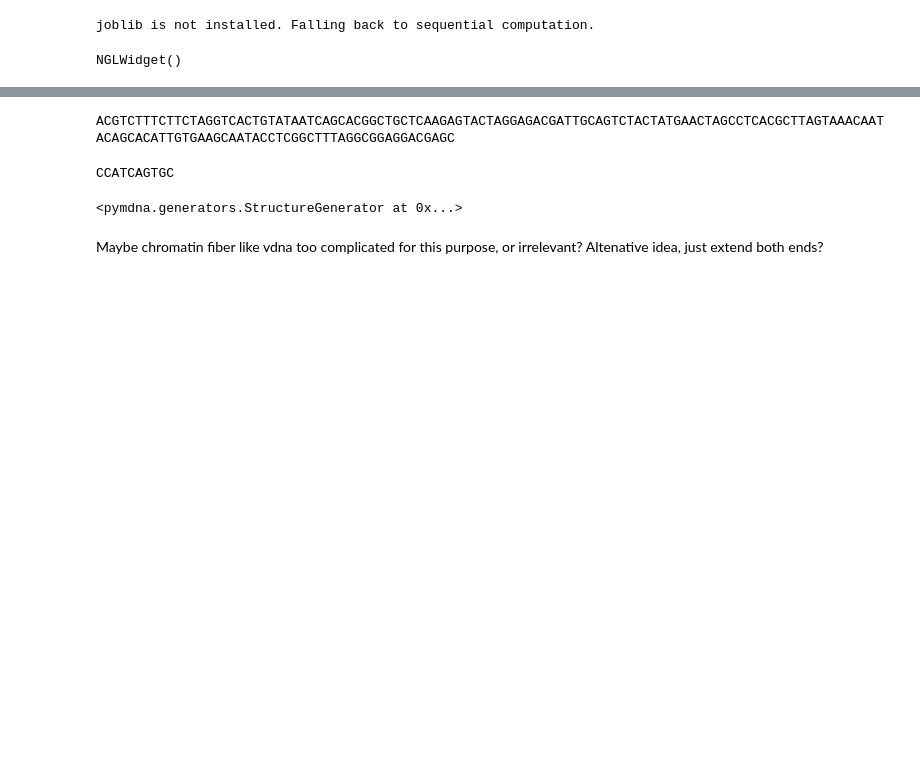
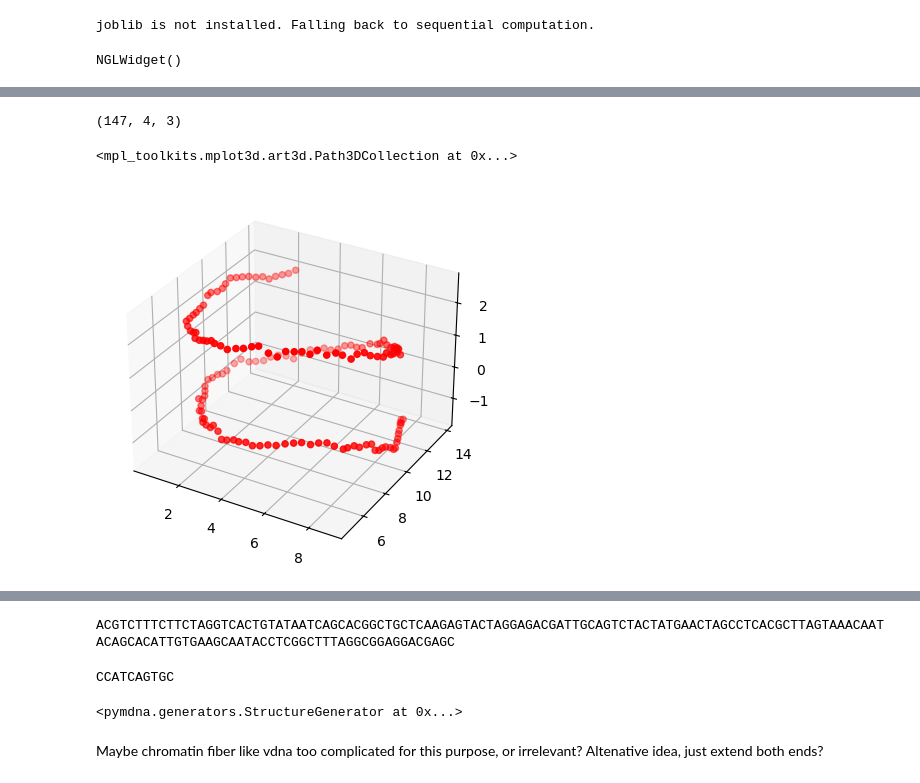
Before and after one commit to Heezch/mdna, a Jupyter notebook: studies/3_chromatin/0_chromatin_maker.ipynb, the cells around one changed output, grey strips where cells are left out. Cells and saved outputs as stored; diff of their text form; code cells hidden in the pictures; blank space fills up the shorter version.

```diff
--- a/studies/3_chromatin/0_chromatin_maker.ipynb
+++ b/studies/3_chromatin/0_chromatin_maker.ipynb
@@ -24,4 +119,13 @@ NGLWidget()
 pdb = md.load('./1kx5_full.pdb')
 rg = np.round(md.compute_rg(pdb)[0])
 # create 2D grid with a box size of nxnxn with each voxel of size rg
-dna = pdb.atom_slice(pdb.top.select('resname == "DA" or resname == "DT" or resname == "DG" or resname == "DC"'))
+#dna = pdb.atom_slice(pdb.top.select('resname == "DA" or resname == "DT" or resname == "DG" or resname == "DC"'))
+origin = np.mean(pdb.xyz[0], axis=0)
+dna_y_axis = pdb.top.select('resSeq 0 and not protein')
+dyad_point = md.compute_center_of_mass(pdb.atom_slice(dna_y_axis))
+
+nuc = mdna.NucleicFrames(pdb)
+frames = np.squeeze(nuc.mean_reference_frames)
+frames.shape
+# %% [output]
+(147, 4, 3)
@@ -30,0 +132,8 @@ nuc = mdna.NucleicFrames(dna)
+# %%
+
+fig = plt.figure()
+ax = fig.add_subplot(111, projection='3d')
+ax.scatter(frames[:,0,0], frames[:,0,1], frames[:,0,2], c='r', marker='o')
+# %% [output]
+<mpl_toolkits.mplot3d.art3d.Path3DCollection at 0x...>
+[figure, added]
```
Also changed, not shown: parts of 21 cells of this notebook, 36 other files.
